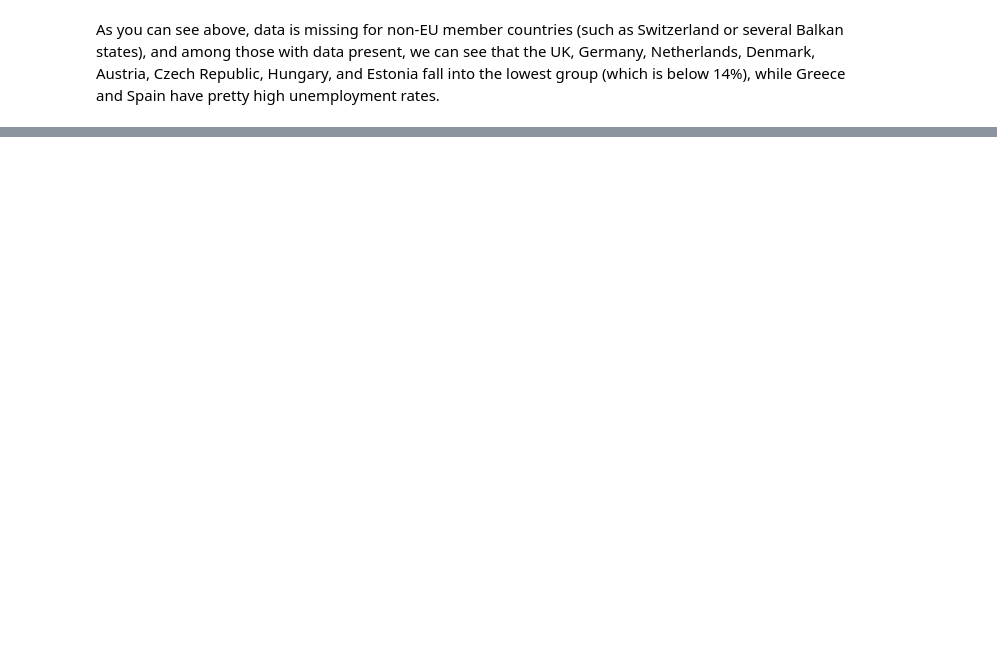
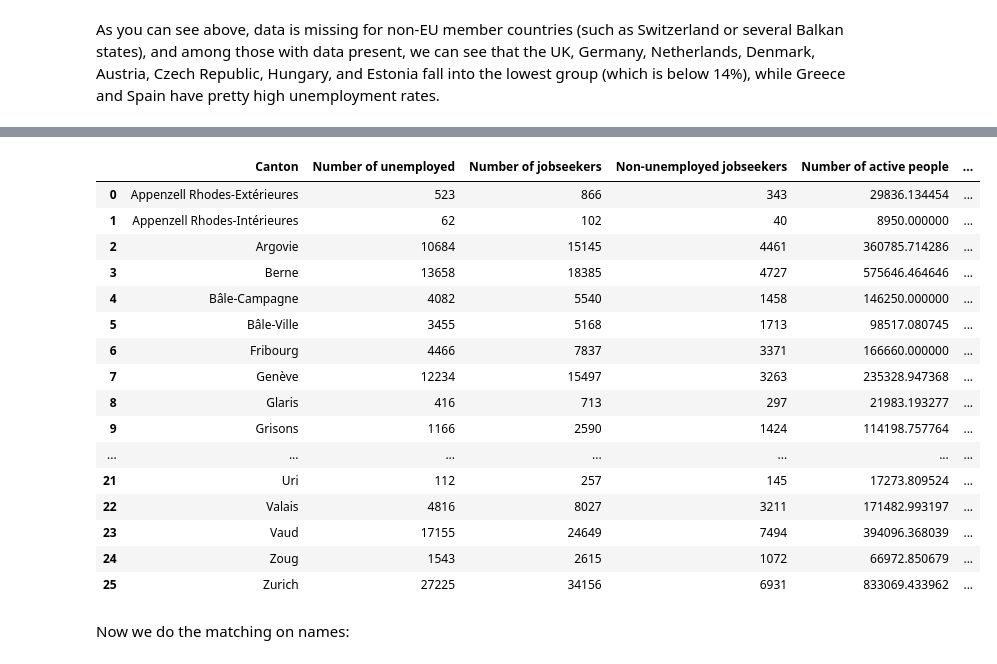
Before and after one commit to odorgergo/ada-rag, a Jupyter notebook: HW3/eustat.ipynb, the cells around one changed output, grey strips where cells are left out. Drawn from its saved outputs; the diff is of its cells as text; code cells hidden in the pictures; blank space fills up the shorter version.

```diff
--- a/HW3/eustat.ipynb
+++ b/HW3/eustat.ipynb
@@ -123,0 +149,33 @@ As you can see above, data is missing for non-EU member countries (such as Switz
+# %%
+with open('unemployment_with_youth.csv', 'r',encoding='utf-16') as f:
+    read_data = list(f.read().replace('""""','"" ""'))
+#
+in_quote=False
+changed=0
+for i in range(len(read_data)):
+    if read_data[i] =='"' and read_data[i+1]=='"' and read_data[i-1]!='"':
+        in_quote= not in_quote
+    if read_data[i]==',' and (not in_quote):
+        read_data[i]='#'
+        changed+=1
+
+matrix=list(map(lambda x: x.split("#"),''.join(read_data).replace('"','').split('\n')))
+PDdata=pd.DataFrame(matrix[2:-1])
+PDdata.columns=matrix[:2]
+PDdata.drop("Total",axis=1,inplace=True)
+
+PDdata.columns=["Canton","Nationalité","stuff","Unemployment rate","Youth unemployment rate","Number of unemployed","Number of youth unemployed","Number of jobseekers","Non-unemployed jobseekers"]
+PDdata.drop("stuff",inplace=True,axis=1)
+PDdata.replace({"...": np.nan},inplace=True)
+#PDdata.drop(52,inplace=True)
+# %%
+#Dropping the "Total" entry, which is index 52.
+PDdata = PDdata.drop(52)
+PDdata["Unemployment rate"]=pd.to_numeric(PDdata["Unemployment rate"])
+PDdata["Youth unemployment rate"]=pd.to_numeric(PDdata["Youth unemployment rate"])
+
+PDdata["Number of unemployed"]=pd.to_numeric(PDdata["Number of unemployed"].apply(lambda x: str(x).replace("'","")))
+PDdata["Number of jobseekers"]=pd.to_numeric(PDdata["Number of jobseekers"].apply(lambda x: str(x).replace("'","")))
+PDdata["Non-unemployed jobseekers"]=pd.to_numeric(PDdata["Non-unemployed jobseekers"].apply(lambda x: str(x).replace("'","")))
+
+PDdata["Number of active people"]=PDdata["Number of unemployed"]/(PDdata["Unemployment rate"]/100)
@@ -123,0 +226,26 @@ As you can see above, data is missing for non-EU member countries (such as Switz
+# %%
+aggregated_df = PDdata[['Canton', 'Number of unemployed', 'Number of jobseekers', 'Non-unemployed jobseekers', 'Number of active people']].groupby('Canton').sum()
+aggregated_df['unemployment rate'] = 100*aggregated_df['Number of unemployed']/aggregated_df['Number of active people']
+aggregated_df['jobseeking rate'] = 100*aggregated_df['Number of jobseekers']/aggregated_df['Number of active people']
+aggregated_df = aggregated_df.reset_index().rename(columns={'index':'Canton'})
+aggregated_df
+# %% [output]
+|  | Canton | Number of unemployed | Number of jobseekers | Non-unemployed jobseekers | Number of active people | ... |
+| 0 | Appenzell Rhodes-Extérieures | 523 | 866 | 343 | 29836.134454 | ... |
+| 1 | Appenzell Rhodes-Intérieures | 62 | 102 | 40 | 8950.000000 | ... |
+| 2 | Argovie | 10684 | 15145 | 4461 | 360785.714286 | ... |
+| 3 | Berne | 13658 | 18385 | 4727 | 575646.464646 | ... |
+| 4 | Bâle-Campagne | 4082 | 5540 | 1458 | 146250.000000 | ... |
+| 5 | Bâle-Ville | 3455 | 5168 | 1713 | 98517.080745 | ... |
+| 6 | Fribourg | 4466 | 7837 | 3371 | 166660.000000 | ... |
+| 7 | Genève | 12234 | 15497 | 3263 | 235328.947368 | ... |
+| 8 | Glaris | 416 | 713 | 297 | 21983.193277 | ... |
+| 9 | Grisons | 1166 | 2590 | 1424 | 114198.757764 | ... |
+| ... | ... | ... | ... | ... | ... | ... |
+| 21 | Uri | 112 | 257 | 145 | 17273.809524 | ... |
+| 22 | Valais | 4816 | 8027 | 3211 | 171482.993197 | ... |
+| 23 | Vaud | 17155 | 24649 | 7494 | 394096.368039 | ... |
+| 24 | Zoug | 1543 | 2615 | 1072 | 66972.850679 | ... |
+| 25 | Zurich | 27225 | 34156 | 6931 | 833069.433962 | ... |
+# %% [markdown]
+Now we do the matching on names:
```
Also changed, not shown: parts of 19 cells of this notebook, 1 other file.
